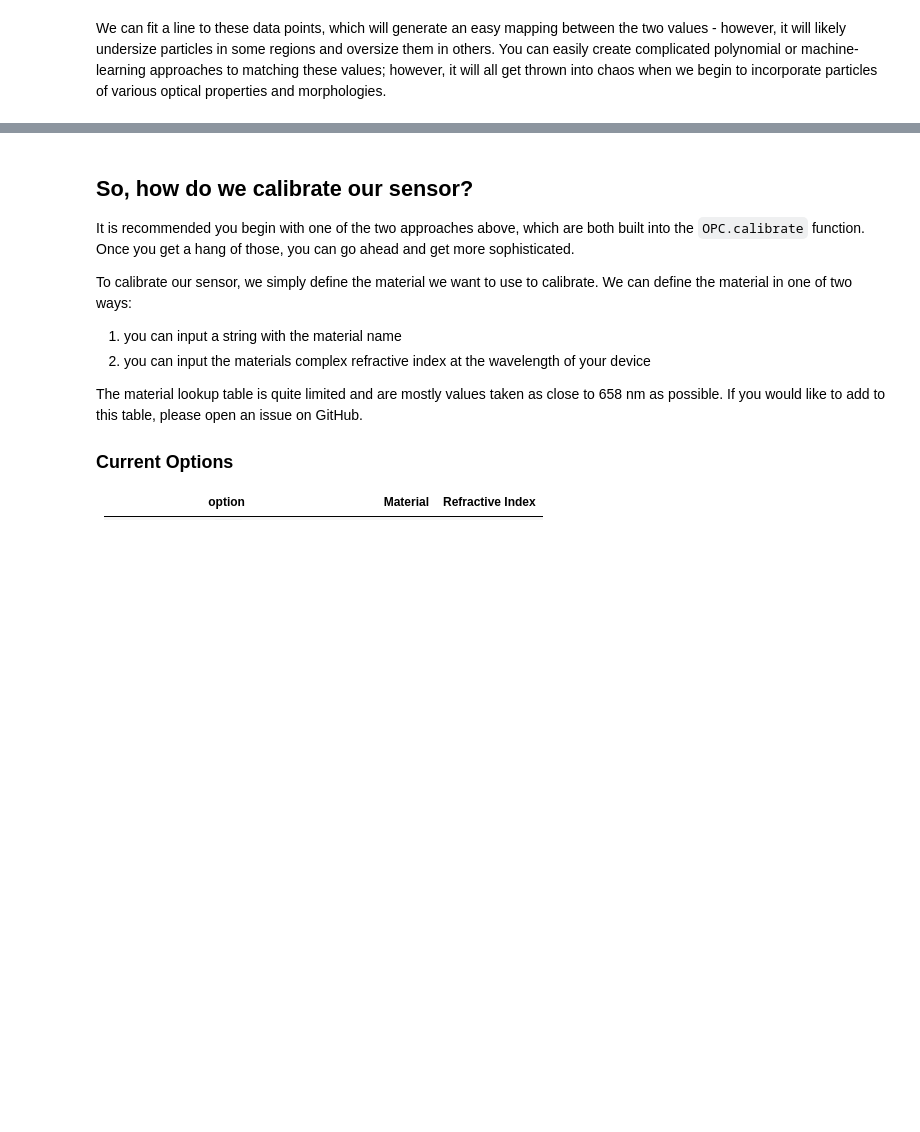
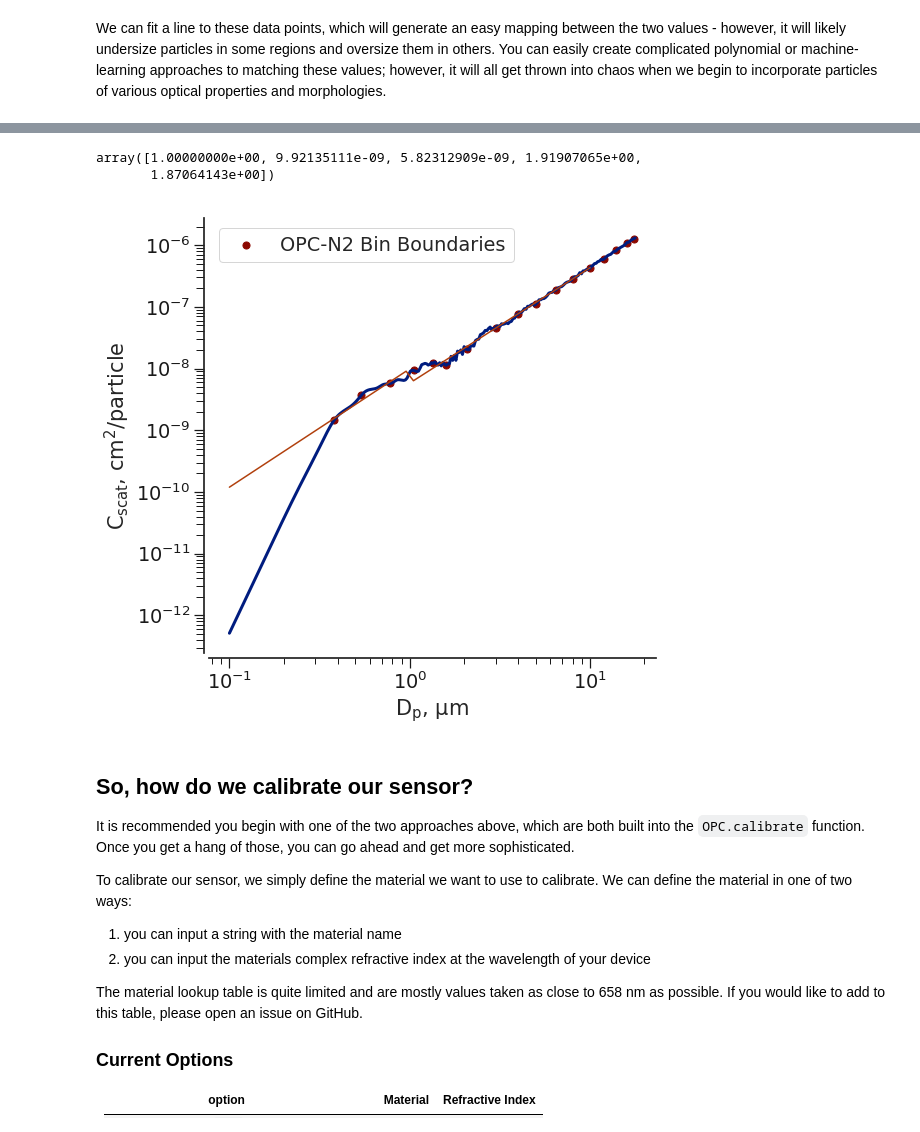
Before and after one commit to dhhagan/opcsim, a Jupyter notebook: docs/tutorial/model.ipynb, the cells around one changed output, grey strips where cells are left out. Cells and saved outputs as stored; diff of their text form; code cells hidden in the pictures; blank space fills up the shorter version.

```diff
--- a/docs/tutorial/model.ipynb
+++ b/docs/tutorial/model.ipynb
@@ -207,3 +211,46 @@ We can fit a line to these data points, which will generate an easy mapping betw
+# %%
+import scipy
+
+def piecewise_linear(x, x0, a1, a2, b1, b2):
+    return np.piecewise(x, [x < x0], [
+        lambda x: a1*np.power(x, b1),
+        lambda x: a2*np.power(x, b2)
+    ])
+
+sigma = np.power(10, np.log10(f(bb)) + 1)
+
+p, e = scipy.optimize.curve_fit(piecewise_linear, bb, f(bb), sigma=sigma)
+
+p
+# %% [output]
+array([1.00000000e+00, 9.92135111e-09, 5.82312909e-09, 1.91907065e+00,
+       1.87064143e+00])
+# %%
+fig, ax = plt.subplots(1, figsize=(8, 8))
+
+ax.plot(dp, vals, lw=3)
+
+ax.set_xlabel("$D_p$, $\mu m$")
+ax.set_ylabel("$C_{scat}$, $cm^2$/particle")
+
+xd = np.logspace(np.log10(.1), np.log10(10), num=50)
+
+ax.plot(xd, piecewise_linear(xd, *p))
+# draw some bins
+# f = interp1d(x=dp, y=vals)
+
+# bb = np.array([0.38, 0.54, 0.78, 1.05, 1.34, 1.59, 2.07, 3., 4.,
+#                5., 6.5, 8., 10., 12., 14., 16., 17.5])
+
+ax.scatter(bb, f(bb), color='r', s=50, label="OPC-N2 Bin Boundaries")
+ax.legend()
+
+ax.semilogx()
+ax.semilogy()
+
+sns.despine(offset=5)
+# %% [output]
+[figure, added]
 # %% [markdown]
 ## So, how do we calibrate our sensor?
 
```
Also changed, not shown: parts of 4 cells of this notebook, 2 other files.
